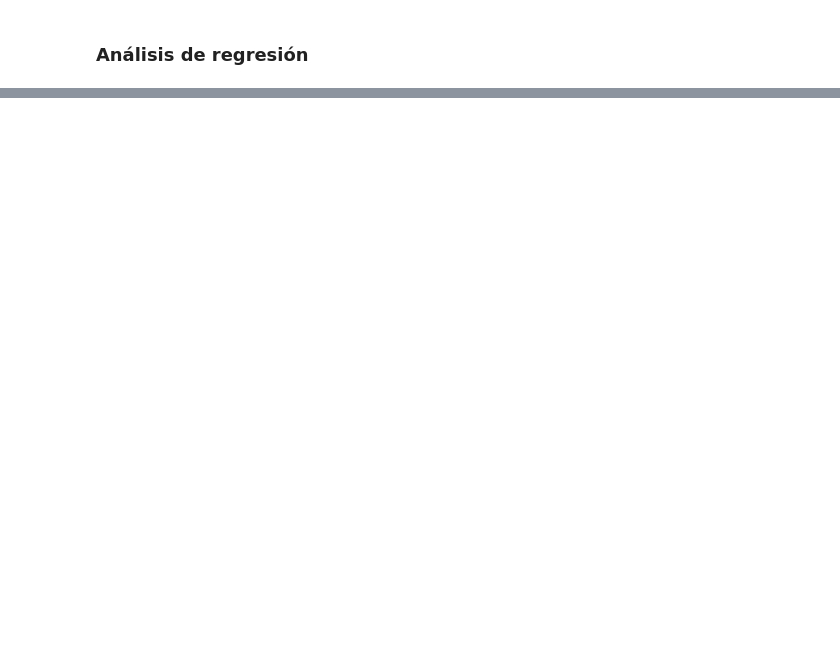
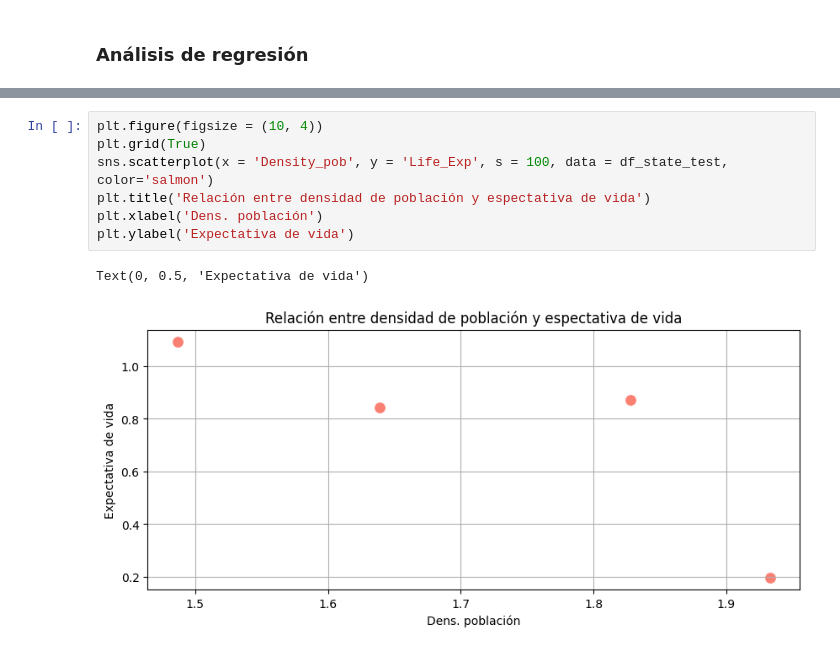
Before and after one commit to 2jcortesj2/info2, a Jupyter notebook: ESTADISTICA/Juan_regresion.ipynb, the cells around one changed output, grey strips where cells are left out. Cells and saved outputs as stored; diff of their text form; blank space fills up the shorter version.

```diff
--- a/ESTADISTICA/Juan_regresion.ipynb
+++ b/ESTADISTICA/Juan_regresion.ipynb
@@ -41,0 +62,10 @@ ____
+# %%
+plt.figure(figsize = (10, 4))
+plt.grid(True)
+sns.scatterplot(x = 'Density_pob', y = 'Life_Exp', s = 100, data = df_state_test, color='salmon')
+plt.title('Relación entre densidad de población y espectativa de vida')
+plt.xlabel('Dens. población')
+plt.ylabel('Expectativa de vida')
+# %% [output]
+Text(0, 0.5, 'Expectativa de vida')
+[figure, added]
```
Also changed, not shown: parts of 4 cells of this notebook.
